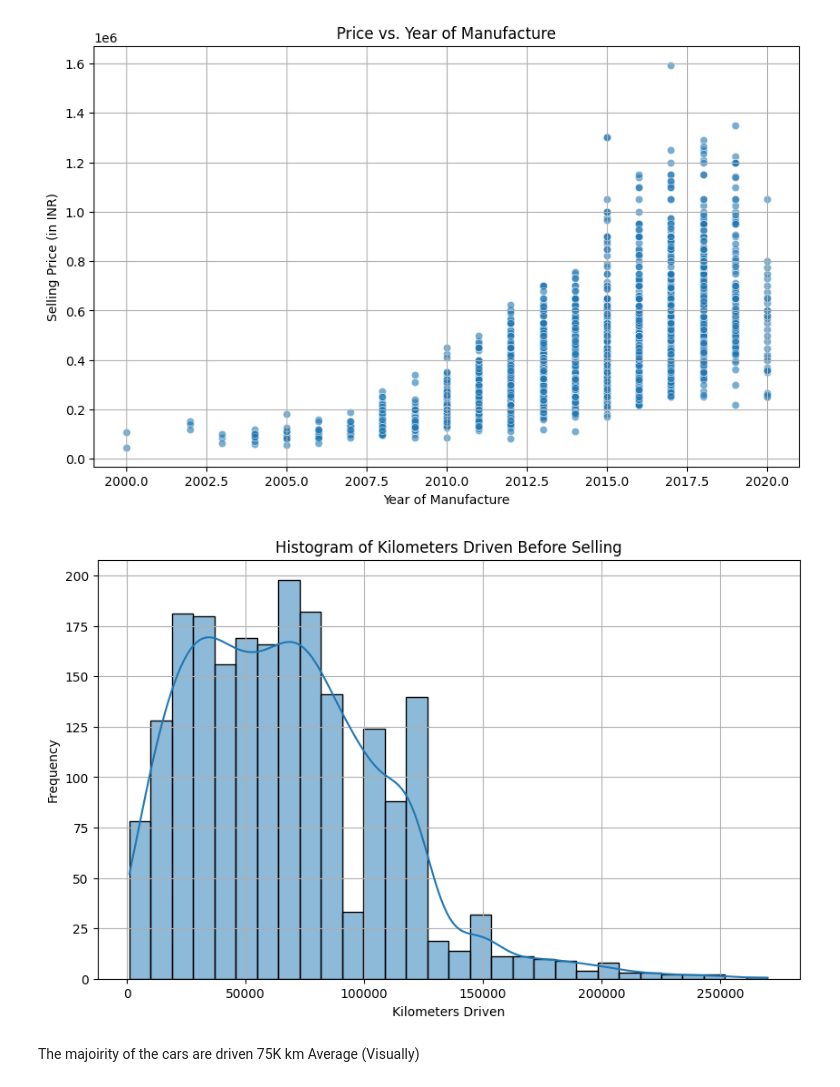
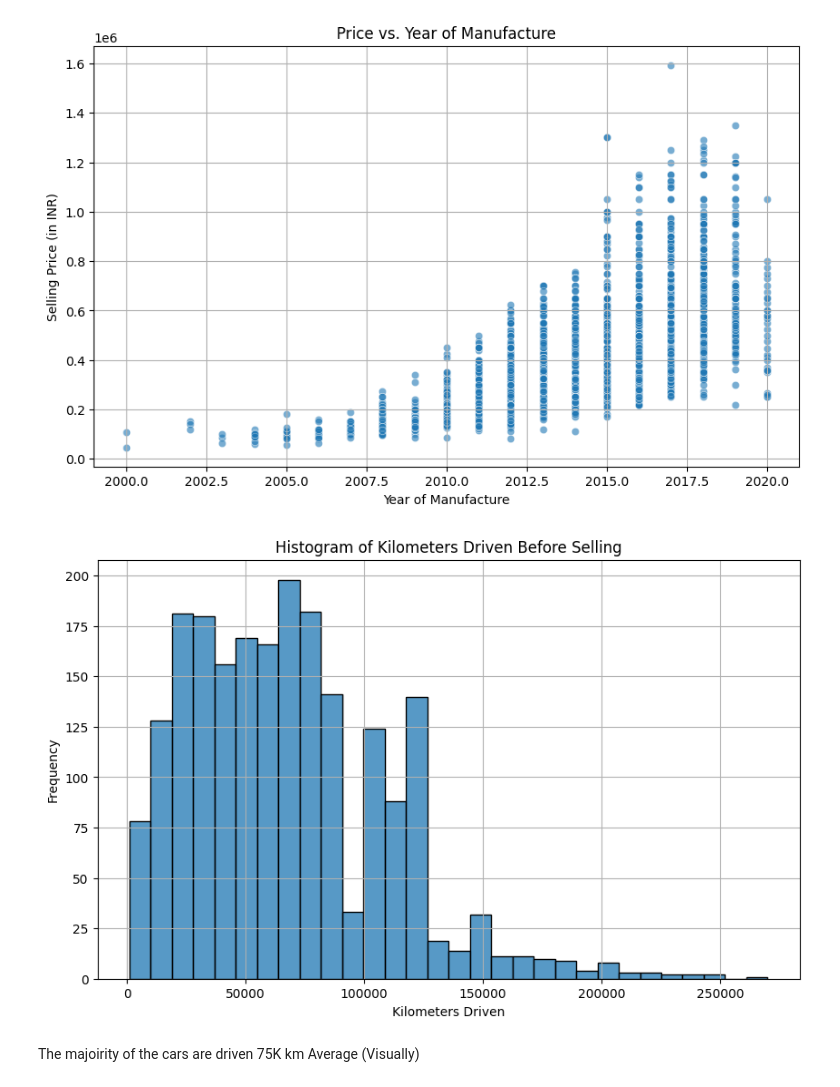
Before and after one commit to nabihsabeh85/AI-Project-1, a Jupyter notebook: Nabih_Copy_of_Team_1__AI_project_.ipynb, the cells around one changed output. Cells and saved outputs as stored; diff of their text form; code cells hidden in the pictures.

```diff
--- a/Nabih_Copy_of_Team_1__AI_project_.ipynb
+++ b/Nabih_Copy_of_Team_1__AI_project_.ipynb
@@ -108,15 +119,17 @@ plt.show()
 # %% [output]
 [figure]
 # %%
+#
+
 plt.figure(figsize=(10, 6))
-sns.histplot(car_data_df['Odometer'], bins=30, kde=True)
+sns.histplot(car_data_df['Odometer'], bins=30)
 plt.title('Histogram of Kilometers Driven Before Selling')
 plt.xlabel('Kilometers Driven')
 plt.ylabel('Frequency')
 plt.grid(True)
 plt.show()
 # %% [output]
-[figure, old version]
+[figure, new version]
 # %% [markdown]
 The majoirity of the cars are driven 75K km
 Average (Visually)
```
Also changed, not shown: parts of 11 cells of this notebook.
